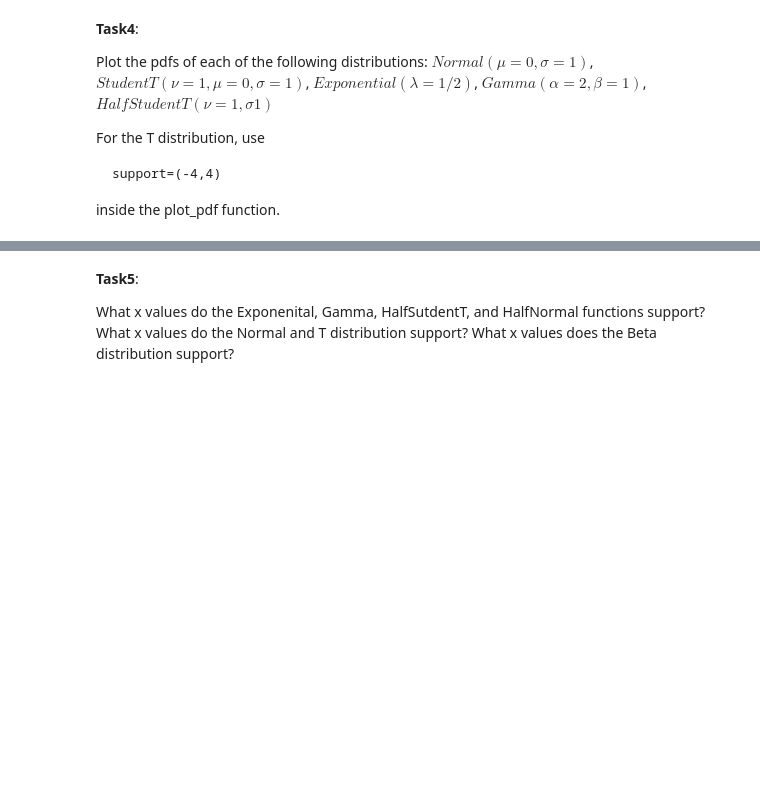
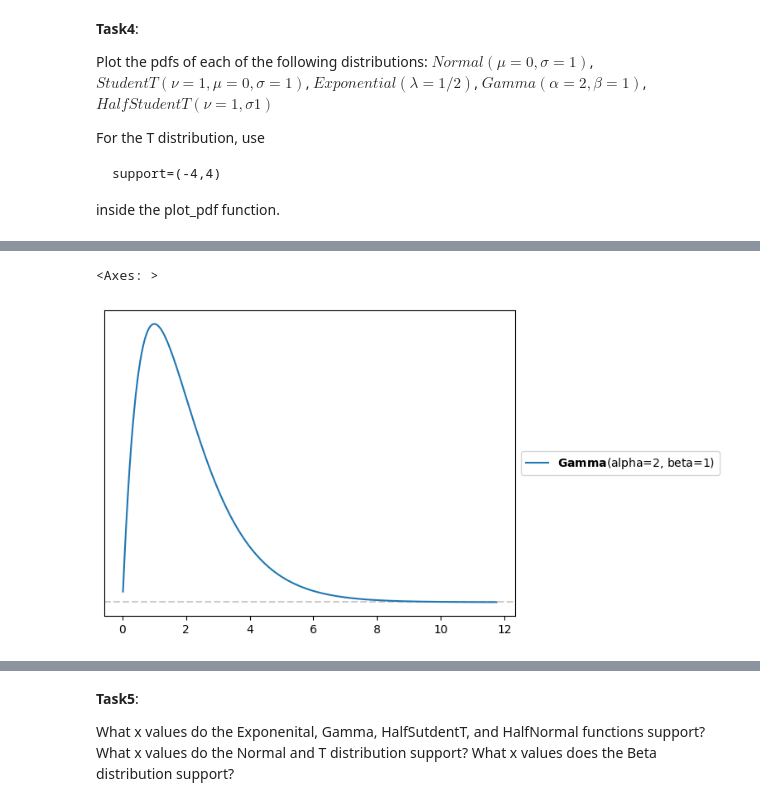
Before and after one commit to mrmaxguns/data-science-fundamentals, a Jupyter notebook: Unit3/Unit3ExercisesSF.ipynb, the cells around one changed output, grey strips where cells are left out. Cells and saved outputs as stored; diff of their text form; code cells hidden in the pictures; blank space fills up the shorter version.

```diff
--- a/Unit3/Unit3ExercisesSF.ipynb
+++ b/Unit3/Unit3ExercisesSF.ipynb
@@ -145,0 +161,5 @@ inside the plot_pdf function.
+# %%
+pz.Gamma(alpha=2, beta=1).plot_pdf()
+# %% [output]
+<Axes: >
+[figure, added]
```
Also changed, not shown: parts of 23 cells of this notebook, 1 other file.
